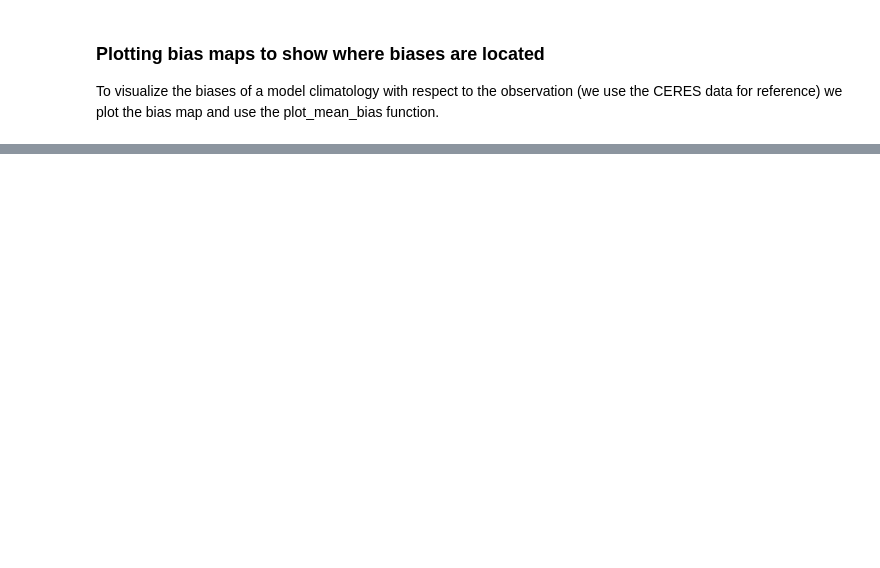
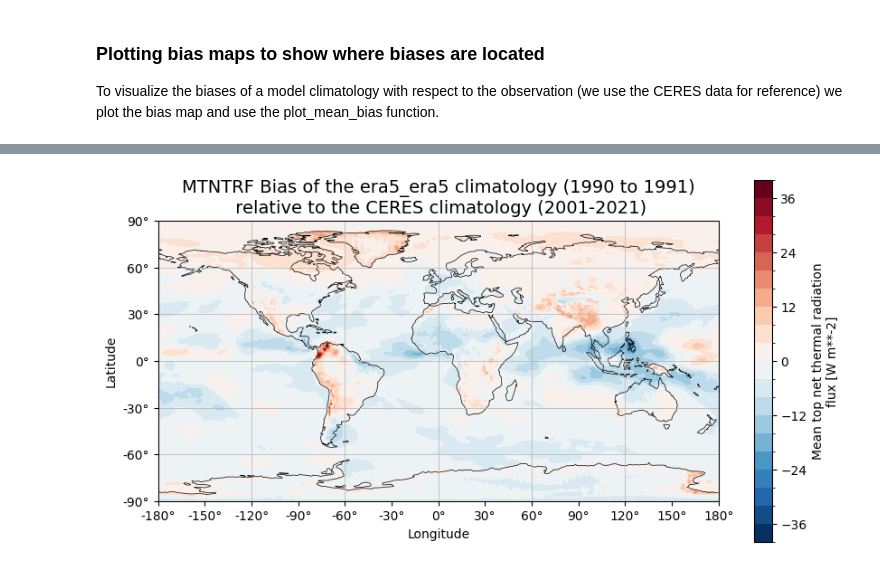
Before and after one commit to Predictia/AQUA, a Jupyter notebook: diagnostics/radiation/notebooks/bias_maps.ipynb, the cells around one changed output, grey strips where cells are left out. Drawn from its saved outputs; the diff is of its cells as text; code cells hidden in the pictures; blank space fills up the shorter version.

```diff
--- a/diagnostics/radiation/notebooks/bias_maps.ipynb
+++ b/diagnostics/radiation/notebooks/bias_maps.ipynb
@@ -40,0 +40,7 @@ Plot has been saved to ./.
+# %%
+if lumi:
+    plot_mean_bias(era5, var='mtntrf', ceres=ceres, start_year='1990', end_year='1991')
+else:
+    plot_mean_bias(icon, var='mtntrf', ceres=ceres, start_year='2020', end_year='2024', outputdir='./', outputfig='./')
+# %% [output]
+[figure, added]
```
Also changed, not shown: parts of 7 cells of this notebook, 2 other files.
